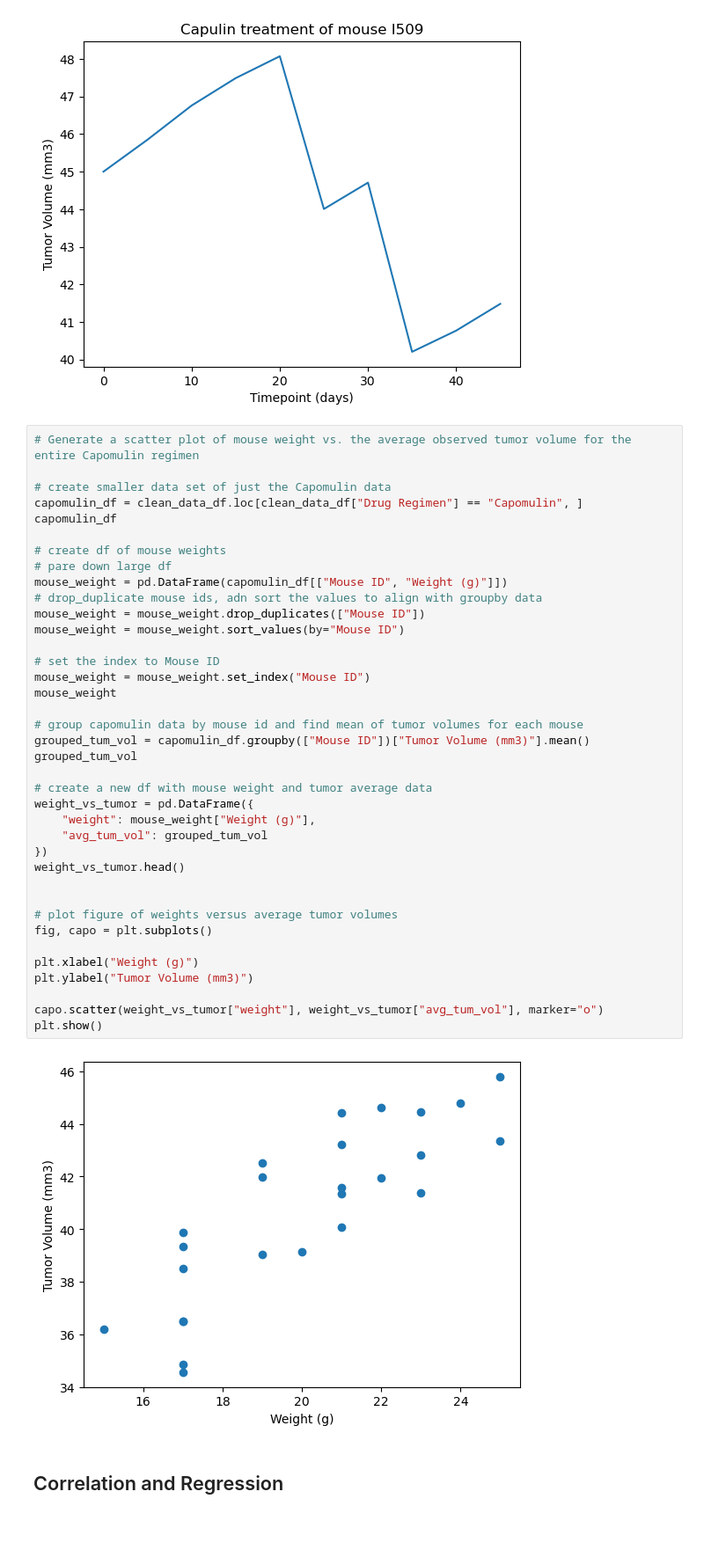
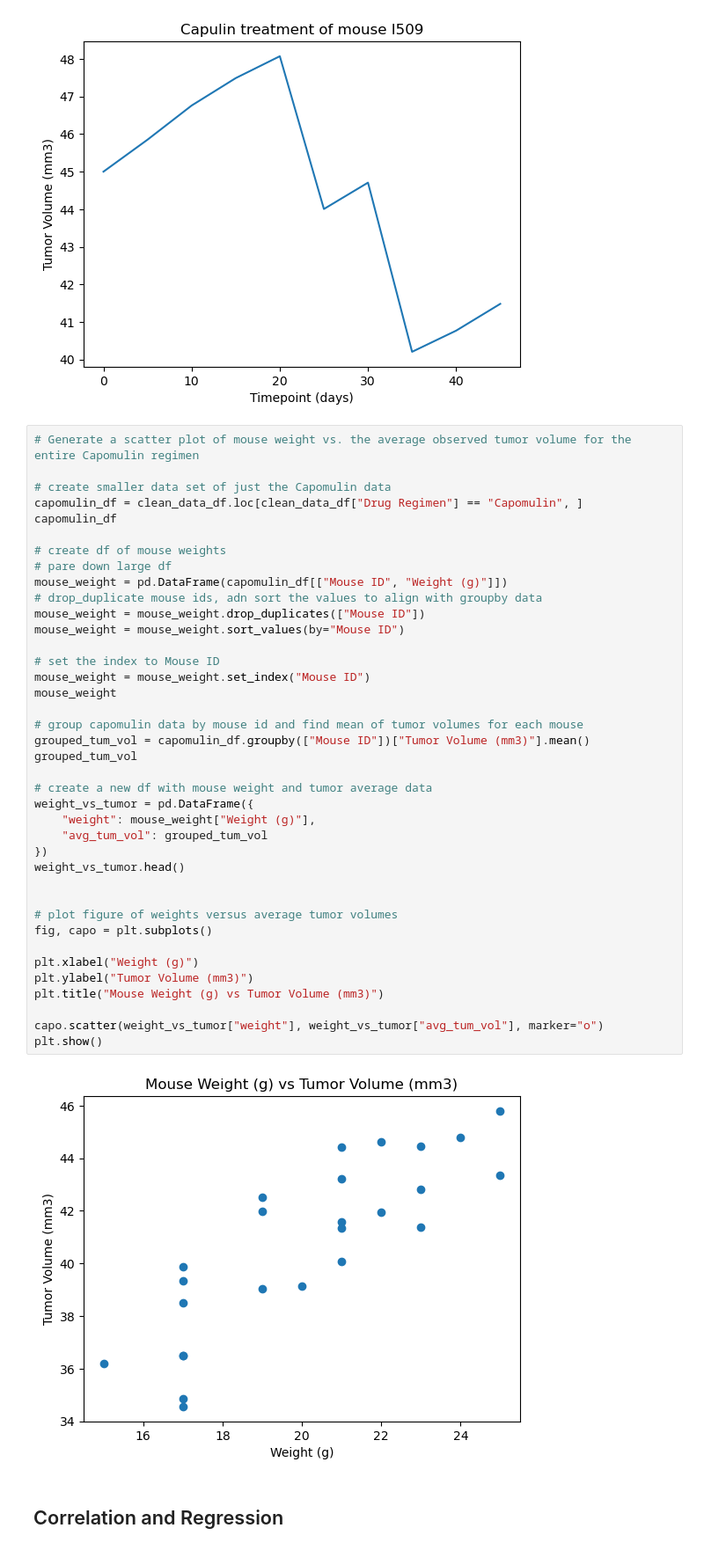
Before and after one commit to Andrew-Bourgeois/matplotlib-challenge, a Jupyter notebook: pymaceuticals_Bourgeois.ipynb, the cells around one changed output. Shown at 88% size. Cells and saved outputs as stored; diff of their text form; blank space fills up the shorter version.

Commit message:
Added title to two plots for clarity.

```diff
--- a/pymaceuticals_Bourgeois.ipynb
+++ b/pymaceuticals_Bourgeois.ipynb
@@ -369,34 +369,35 @@ capomulin_df
 mouse_weight = pd.DataFrame(capomulin_df[["Mouse ID", "Weight (g)"]])
 # drop_duplicate mouse ids, adn sort the values to align with groupby data
 mouse_weight = mouse_weight.drop_duplicates(["Mouse ID"])
 mouse_weight = mouse_weight.sort_values(by="Mouse ID")
 
 # set the index to Mouse ID
 mouse_weight = mouse_weight.set_index("Mouse ID")
 mouse_weight
 
 # group capomulin data by mouse id and find mean of tumor volumes for each mouse
 grouped_tum_vol = capomulin_df.groupby(["Mouse ID"])["Tumor Volume (mm3)"].mean()
 grouped_tum_vol
 
 # create a new df with mouse weight and tumor average data
 weight_vs_tumor = pd.DataFrame({
     "weight": mouse_weight["Weight (g)"],
     "avg_tum_vol": grouped_tum_vol
 })
 weight_vs_tumor.head()
 
 
 # plot figure of weights versus average tumor volumes
 fig, capo = plt.subplots()
 
 plt.xlabel("Weight (g)")
 plt.ylabel("Tumor Volume (mm3)")
+plt.title("Mouse Weight (g) vs Tumor Volume (mm3)")
 
 capo.scatter(weight_vs_tumor["weight"], weight_vs_tumor["avg_tum_vol"], marker="o")
 plt.show()
 # %% [output]
-[figure, old version]
+[figure, new version]
 # %% [markdown]
 ## Correlation and Regression
 # %%
```
Also changed, not shown: parts of 1 cell of this notebook.
